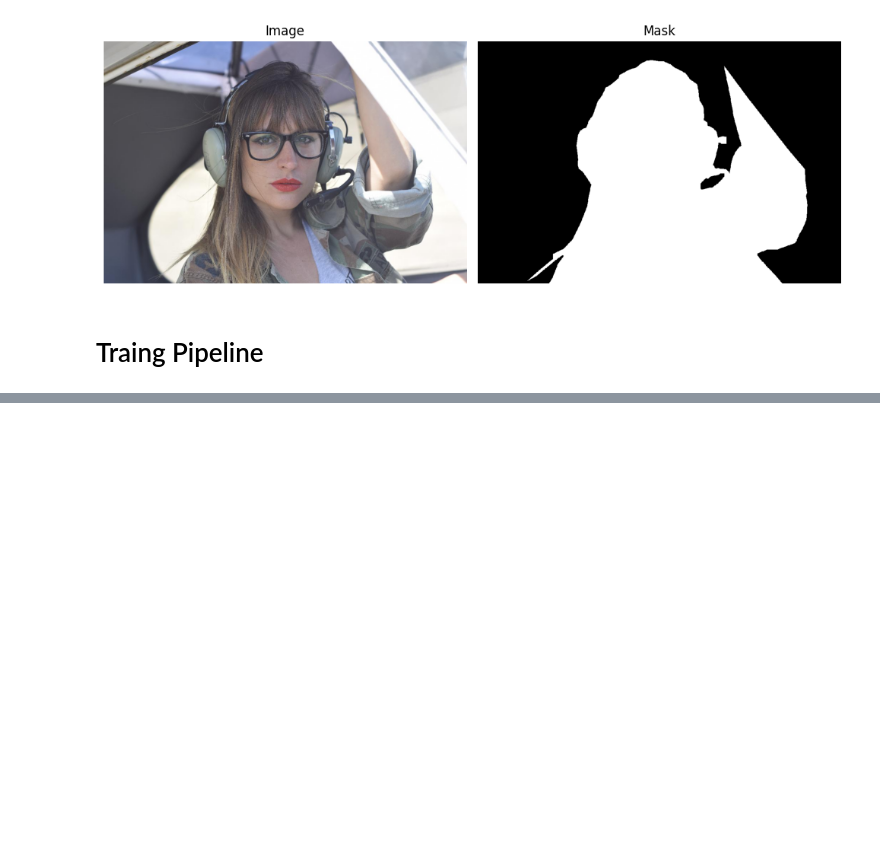
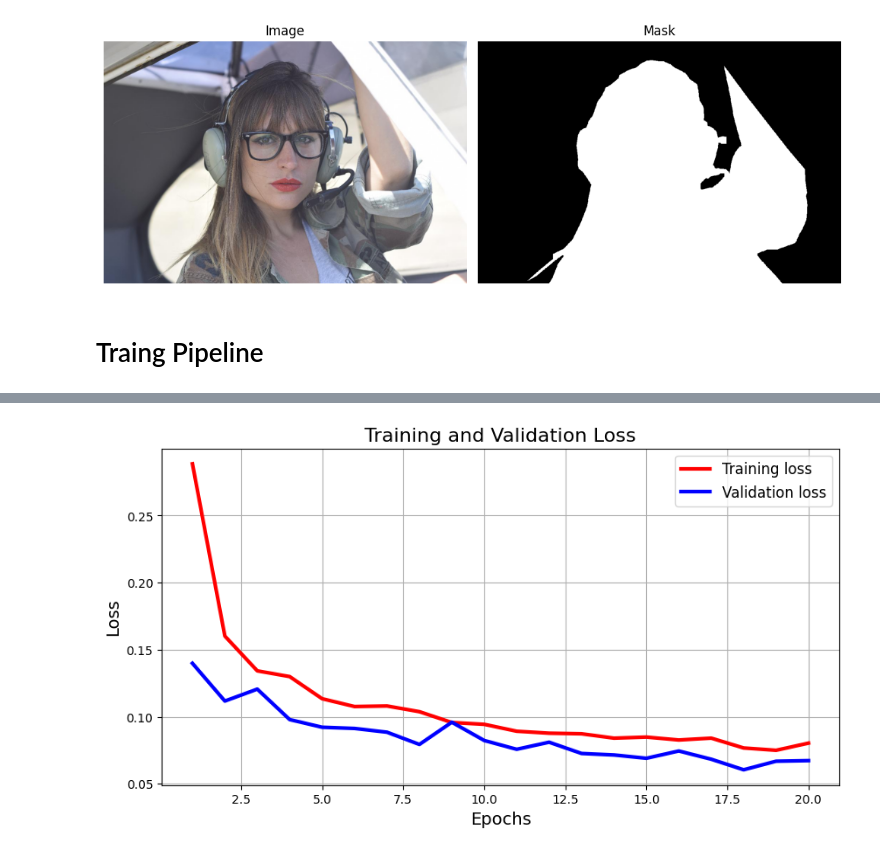
Before and after one commit to codebysumit/papers-with-code, a Jupyter notebook: 05-Semantic-Segmentation-Using-ResUNET/Semantic_Segmentation_Using_ResUNET.ipynb, the cells around one changed output, grey strips where cells are left out. Cells and saved outputs as stored; diff of their text form; code cells hidden in the pictures; blank space fills up the shorter version.

```diff
--- a/05-Semantic-Segmentation-Using-ResUNET/Semantic_Segmentation_Using_ResUNET.ipynb
+++ b/05-Semantic-Segmentation-Using-ResUNET/Semantic_Segmentation_Using_ResUNET.ipynb
@@ -669,8 +670,8 @@ def main():
   val_dataset = SegmentationDataset(val_paths, transform=val_transform)
   val_dataloader = DataLoader(val_dataset, batch_size=BATCH_SIZE, shuffle=False, num_workers=NUM_WORKERS, pin_memory=PIN_MEMORY)
 
-  test_dataset = SegmentationDataset(test_paths, transform=val_transform)
-  test_dataloader = DataLoader(test_dataset, batch_size=BATCH_SIZE, shuffle=False, num_workers=NUM_WORKERS, pin_memory=PIN_MEMORY)
+  # test_dataset = SegmentationDataset(test_paths, transform=val_transform)
+  # test_dataloader = DataLoader(test_dataset, batch_size=BATCH_SIZE, shuffle=False, num_workers=NUM_WORKERS, pin_memory=PIN_MEMORY)
 
   print(f"Train batch size: {len(train_dataloader)}")
   print(f"Val batch size: {len(val_dataloader)}")
@@ -782,2 +744,22 @@ Train loss: 0.10401615398135823
 # %%
 # !rm -r "/content/saved_images"
+# %%
+model, train_losses, val_losses = history
+epochs = range(1, len(train_losses) + 1)
+
+# Plotting the loss curves
+plt.figure(figsize=(10, 5))
+plt.plot(epochs, train_losses, label='Training loss', color='r', linewidth=3.0)
+plt.plot(epochs, val_losses, label='Validation loss', color='b', linewidth=3.0)
+
+# Adding titles and labels
+plt.title('Training and Validation Loss', fontsize=16)
+plt.xlabel('Epochs', fontsize=14)
+plt.ylabel('Loss', fontsize=14)
+plt.legend(fontsize=12)
+
+# Display the plot
+plt.grid(True)
+plt.show()
+# %% [output]
+[figure, added]
```
Also changed, not shown: parts of 3 cells of this notebook.
